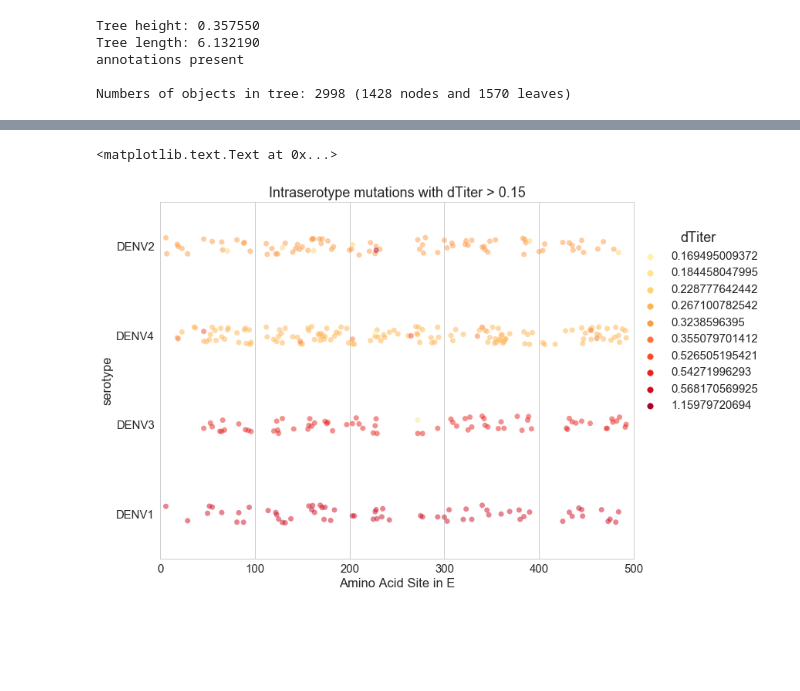
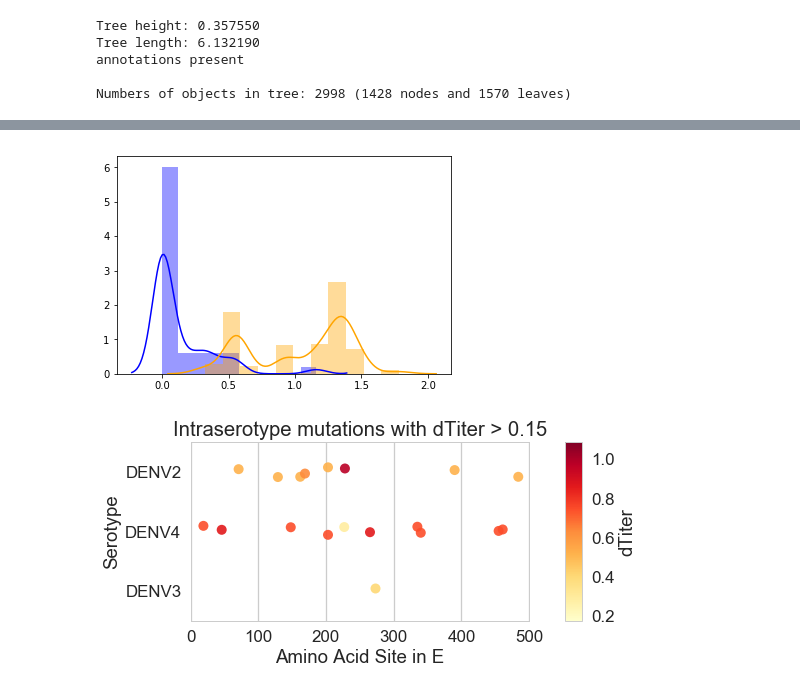
Before and after one commit to blab/dengue-antigenic-dynamics, a Jupyter notebook: scripts/titers/antigenic_mutations.ipynb, the cells around one changed output, grey strips where cells are left out. Cells and saved outputs as stored; diff of their text form; code cells hidden in the pictures; blank space fills up the shorter version.

Commit message:
Look at antigenic mutations

```diff
--- a/scripts/titers/antigenic_mutations.ipynb
+++ b/scripts/titers/antigenic_mutations.ipynb
@@ -33,7 +21,19 @@ sns.violinplot(dTiter_vals)
+# %%
+dTiter_vals = [n.traits['dTiter'] for n in titer_tree.nodes if n.traits['dTiter'] > 0]
+cTiter_vals = [n.traits['cTiter'] for n in titer_tree.nodes if n.traits['cTiter'] > 0]
+
+ax = sns.distplot(dTiter_vals, color='blue')
+ax = sns.distplot(cTiter_vals, color='orange')
+# %% [output]
+[figure, added]
 # %%
 def get_antigenic_mutations(tree, cutoff):
     dTiter_records = []
     dTiter_branches = [n for n in titer_tree.nodes if n.traits['dTiter'] >= cutoff]
+
+    def within_serotype(branch):
+        descendent_serotypes = [l.split('/')[0] for l in branch.leaves if not l.startswith('DENV/')] ## Why are there so many DENV seqs?
+        return len(set(descendent_serotypes)) == 1
 
     def parse_mutations(gene, mut, branch_record):
         mut_record = branch_record.copy()
@@ -50,10 +50,9 @@ def get_antigenic_mutations(tree, cutoff):
             'leaves': branch.leaves,
         }
 
-        descendent_serotypes = [l.split('/')[0] for l in branch_record['leaves'] if not l.startswith('DENV/')] ## Why are there so many DENV seqs?
 
-        if len(set(descendent_serotypes)) == 1:
-            branch_record['serotype'] = descendent_serotypes[0]
+        if within_serotype(branch) and within_serotype(branch.parent):
+            branch_record['serotype'] = [l.split('/')[0] for l in branch.leaves if not l.startswith('DENV/')][0]
         else:
             branch_record['serotype'] = np.nan
 
@@ -75,18 +74,29 @@ E_intraserotype_antigenic_mutations = intraserotype_antigenic_mutations.loc[intr
 # %%
 #### Why are the dTiter values behaving suspiciously like cTiter....??
 # %%
-sns.set(style='whitegrid', font_scale=1.5)
-fig, ax = plt.subplots(figsize=(11,8.5))
+sns.set(style='whitegrid', context='talk', font_scale=1.3)
+fig, axes = plt.subplots(1,2, figsize=(8,4), gridspec_kw={'width_ratios': [20,1]})
 sns.stripplot(x='site', y='serotype', hue='dTiter',
               data=E_intraserotype_antigenic_mutations,
-              orient='h', palette="YlOrRd", ax=ax, s=7,
-              alpha=0.5, jitter=True)
+              orient='h', palette="YlOrRd", ax=axes[0], s=10,
+              alpha=0.9, jitter=True)
 
-ax.legend(loc=(1,.4), title='dTiter')
-ax.set_xlim(0, 500)
+axes[0].legend_.remove()
 
-ax.set_title('Intraserotype mutations with dTiter > 0.15')
-ax.set_xlabel('Amino Acid Site in E')
+cmap = ListedColormap(sns.color_palette('YlOrRd', n_colors=256))
+norm = mpl.colors.Normalize(vmin=E_intraserotype_antigenic_mutations['dTiter'].min(),
+                            vmax=E_intraserotype_antigenic_mutations['dTiter'].max())
+cb1 = mpl.colorbar.ColorbarBase(axes[1], cmap=cmap,
+                                norm=norm,
+                                orientation='vertical')
+cb1.set_label('dTiter')
+
+axes[0].set_xlim(0, 500)
+axes[0].set_title('Intraserotype mutations with dTiter > 0.15')
+axes[0].set_xlabel('Amino Acid Site in E')
+axes[0].set_ylabel('Serotype')
+
+plt.tight_layout()
+plt.savefig('/Users/Sidney/Desktop/antigenic_muts.png', dpi=400)
 # %% [output]
-<matplotlib.text.Text at 0x...>
-[figure, old version]
+[figure, new version]
```
Also changed, not shown: parts of 4 cells of this notebook.
